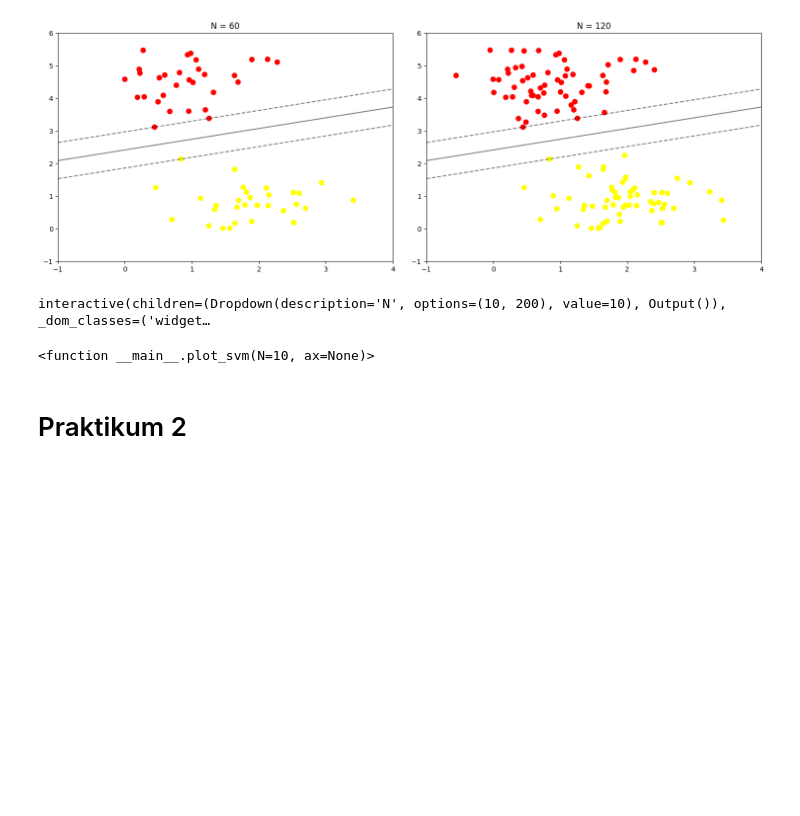
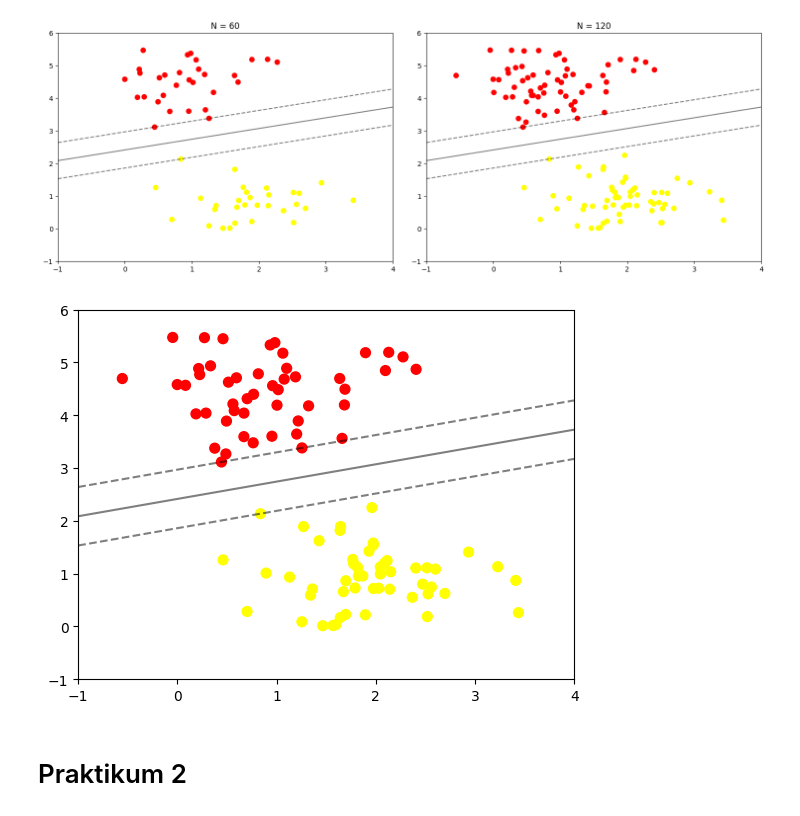
Before and after one commit to soulqan/Machine_Learning_2025, a Jupyter notebook: JS11_Praktikum.ipynb, the cells around one changed output. Saved outputs shown, nothing was run; the diff lists cells and outputs as text; code cells hidden in the pictures; blank space fills up the shorter version.

```diff
--- a/JS11_Praktikum.ipynb
+++ b/JS11_Praktikum.ipynb
@@ -101,11 +101,13 @@ for axi, N in zip(ax, [60, 120]):
 # %%
 # jumlah data dapat dipilih di antara 10 atau 200 buah data, telihat tidak ada perubahan pada model
 
-from ipywidgets import interact, fixed
-interact(plot_svm, N=[10, 200], ax=fixed(None))
+# from ipywidgets import interact, fixed
+# interact(plot_svm, N=[10, 200], ax=fixed(None))
+
+plot_svm(N=100, ax=None)
+plt.show()
 # %% [output]
-interactive(children=(Dropdown(description='N', options=(10, 200), value=10), Output()), _dom_classes=('widget…
-<function __main__.plot_svm(N=10, ax=None)>
+[figure, added]
 # %% [markdown]
 # Praktikum 2
 # %%
```
